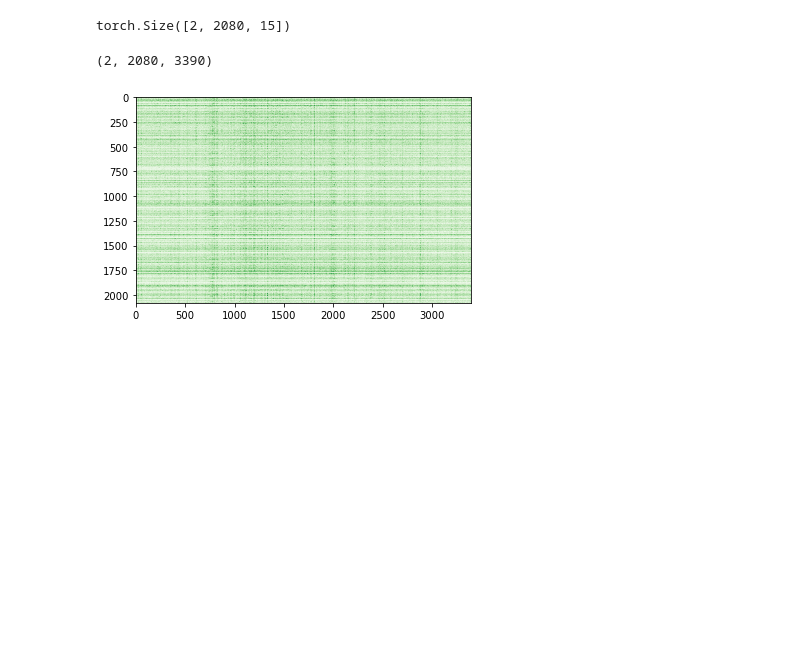
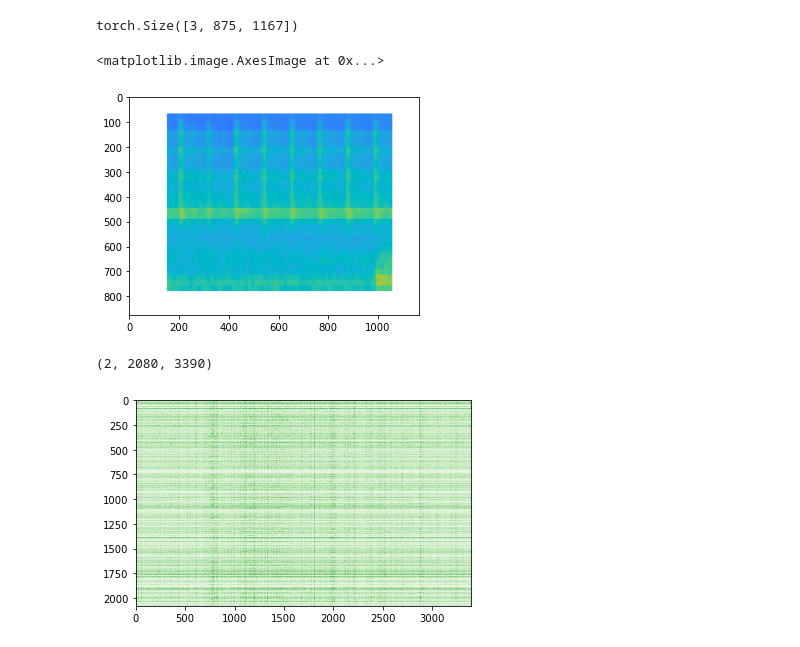
Before and after one commit to SeanSDarcy2001/kanoldLab, a Jupyter notebook: 2pDataloader.ipynb, the cells around one changed output. Drawn from its saved outputs; the diff is of its cells as text; code cells hidden in the pictures; blank space fills up the shorter version.

```diff
--- a/2pDataloader.ipynb
+++ b/2pDataloader.ipynb
@@ -16,7 +16,7 @@ import cv2
 bin = Path("/Volumes/Data2/seandarcy/220804/cs_m900_2p-008/suite2p/plane0/Fneu.npy")
 #sound = Path("/Volumes/Data2/seandarcy/Sean/rufus/17_t5_wf/normal/sound_file_2022-07-12_16-39-18_cs_17_T5_s2")
 stimHist = Path("/Volumes/Data2/seandarcy/220804/cs_m900_2p-008/suite2p/stimHist.mat")
-specs = Path("specs")
+specs = Path("newMelSpecs")
 
 
 class NeuralDataset(Dataset) :
@@ -25,6 +25,7 @@ class NeuralDataset(Dataset) :
 #timeStamps is .mat file that is stims x nReps, containing frame info
     def __init__(self, bin_path, spec_path, timeStamps, transforms = None):
         self.specs = listdir(spec_path)
+        self.specs = sorted(self.specs, key=lambda fname: int(fname.split('.')[0]))
         self.spikes = np.load(bin_path, allow_pickle=True)
         #spikes is 2080 by 21000
         self.timeStamps = read_mat(timeStamps)['stimHistory']
@@ -42,18 +43,21 @@ class NeuralDataset(Dataset) :
 
 
         neurons = torch.squeeze(torch.stack((reps[0], reps[1]), 0))
-        spec = torchvision.io.read_image("specs/" + self.specs[idx])
+        spec = torchvision.io.read_image("newMelSpecs/" + self.specs[idx])
         return neurons, spec
 
 dataset = NeuralDataset(bin, specs, stimHist)
 dataloader = DataLoader(dataset, batch_size=1, shuffle=False, num_workers=0)
 # %%
-neu, spec = dataset[0]
+neu, spec = dataset[1]
 
-print(neu.shape)
+print(spec.shape)
+plt.imshow(spec.permute(1,2,0))
 #neu shape is [repetition (2) x neurons (2048) x 15 (frames)]
 # %% [output]
-torch.Size([2, 2080, 15])
+torch.Size([3, 875, 1167])
+<matplotlib.image.AxesImage at 0x...>
+[figure, added]
 # %%
 #visualize spikemaps
 
```
